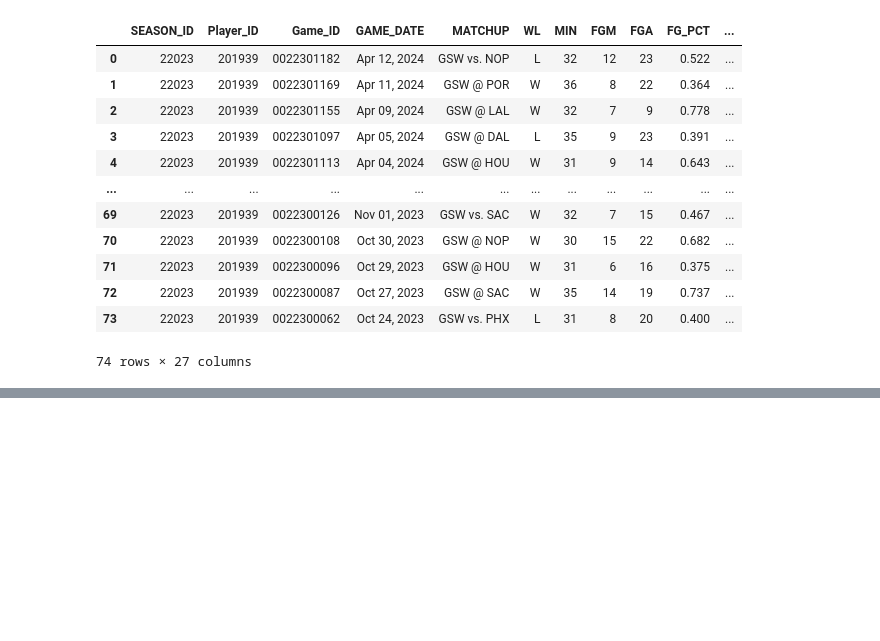
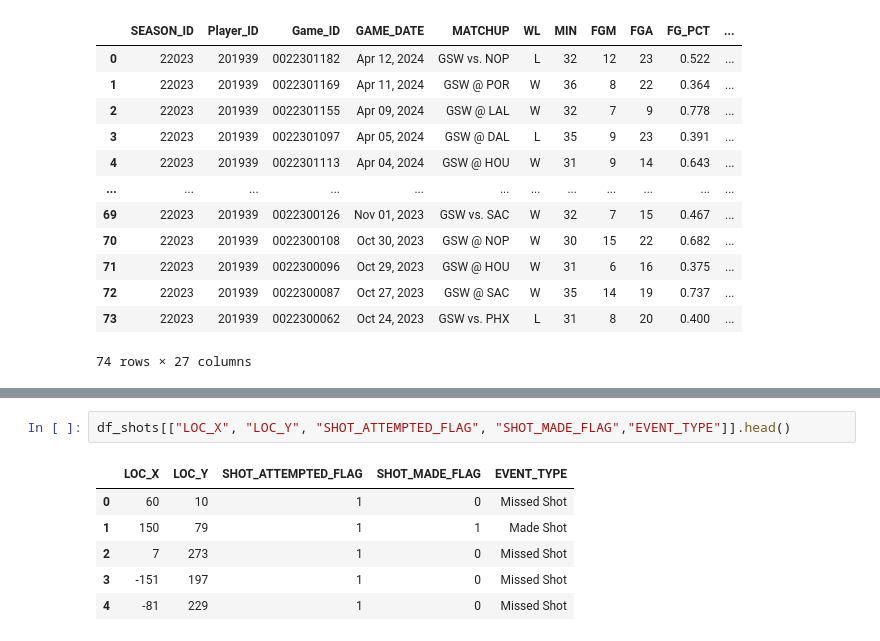
Before and after one commit to RomainSiette2/nba_stats_project, a Jupyter notebook: notebooks/test_API.ipynb, the cells around one changed output, grey strips where cells are left out. Drawn from its saved outputs; the diff is of its cells as text; blank space fills up the shorter version.

```diff
--- a/notebooks/test_API.ipynb
+++ b/notebooks/test_API.ipynb
@@ -151,0 +135,9 @@ plt.show()
+# %%
+df_shots[["LOC_X", "LOC_Y", "SHOT_ATTEMPTED_FLAG", "SHOT_MADE_FLAG","EVENT_TYPE"]].head()
+# %% [output]
+|  | LOC_X | LOC_Y | SHOT_ATTEMPTED_FLAG | SHOT_MADE_FLAG | EVENT_TYPE |
+| 0 | 60 | 10 | 1 | 0 | Missed Shot |
+| 1 | 150 | 79 | 1 | 1 | Made Shot |
+| 2 | 7 | 273 | 1 | 0 | Missed Shot |
+| 3 | -151 | 197 | 1 | 0 | Missed Shot |
+| 4 | -81 | 229 | 1 | 0 | Missed Shot |
```
Also changed, not shown: parts of 18 cells of this notebook, 2 other files.
